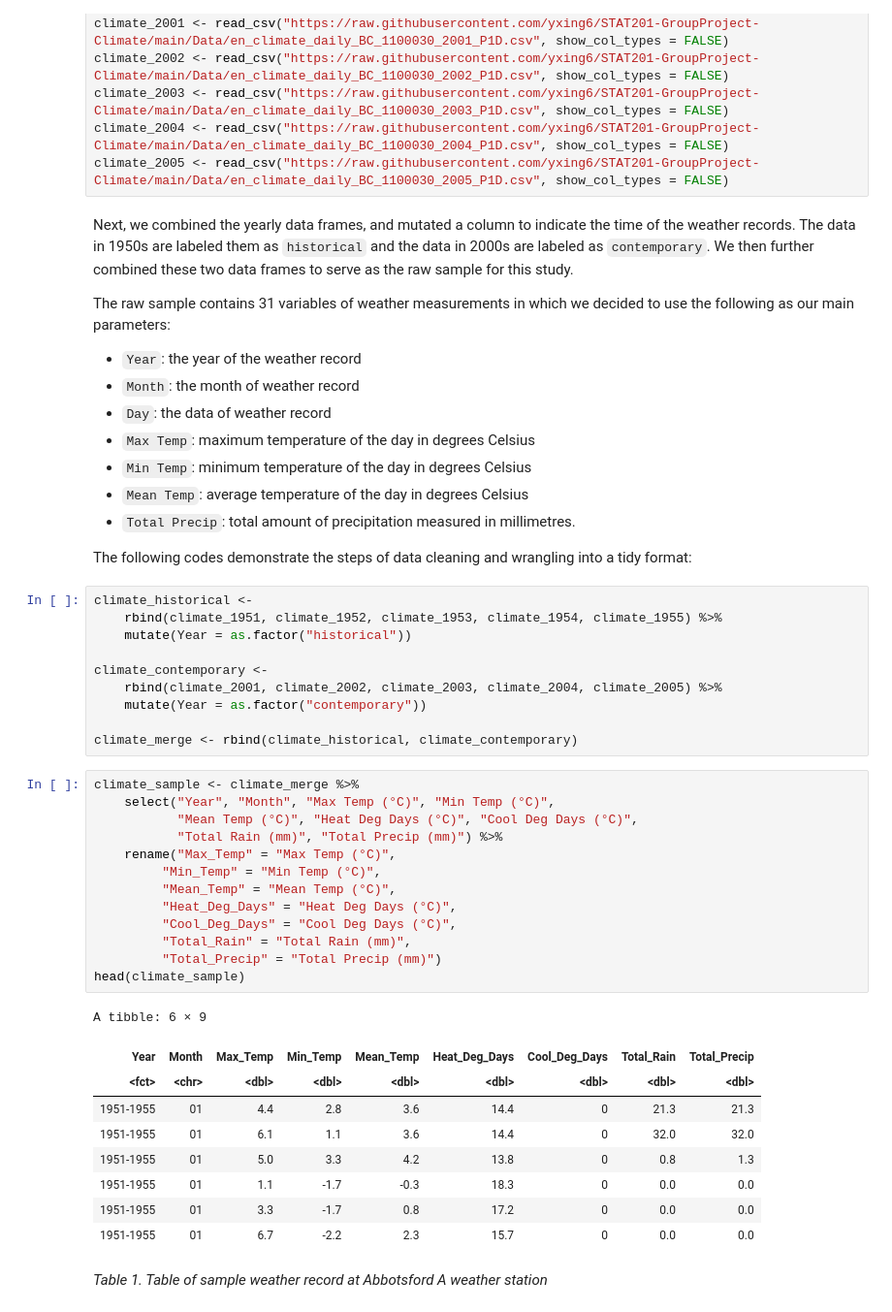
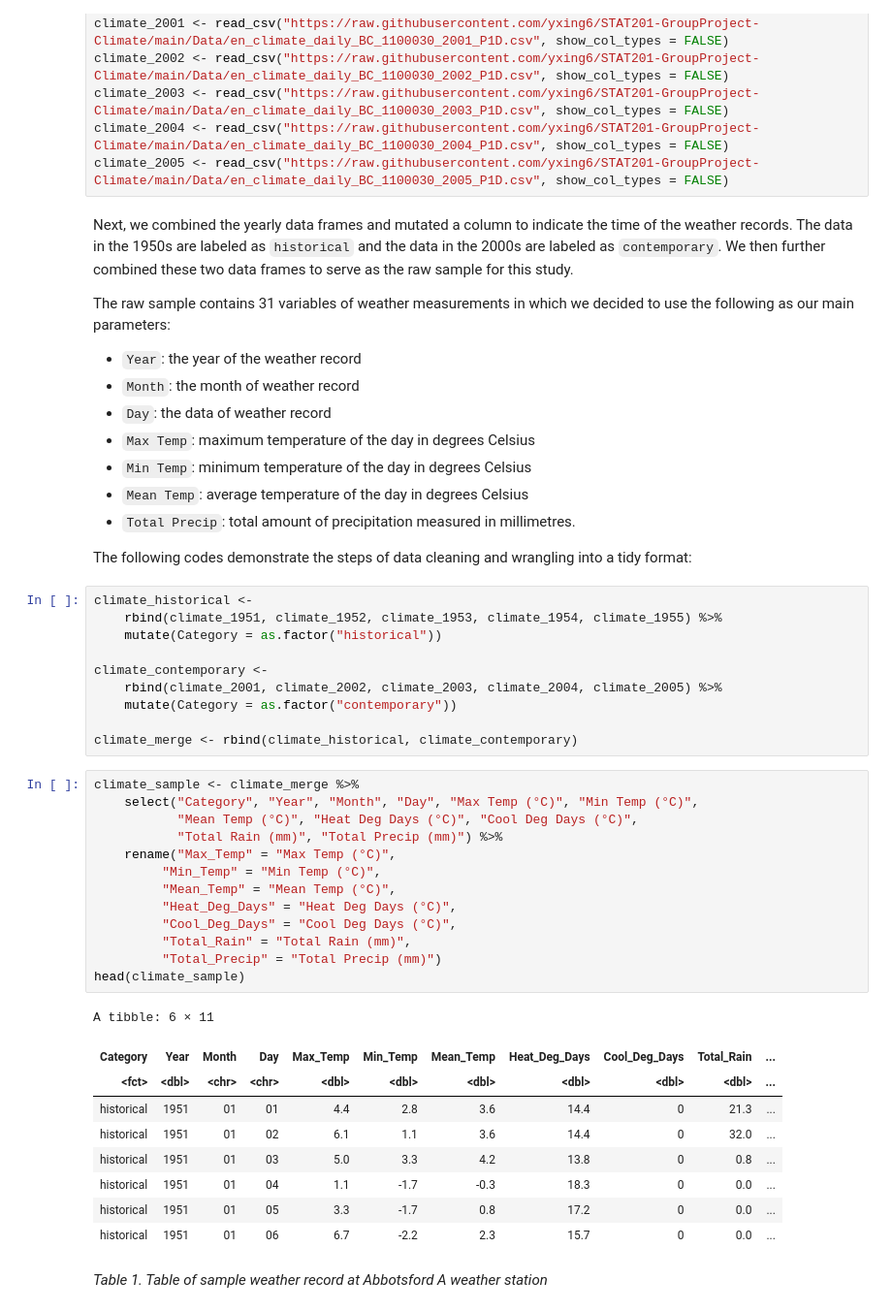
Before and after one commit to yxing6/STAT201-GroupProject-Climate, a Jupyter notebook: STAT201-Group17-ProjectProposal.ipynb, the cells around one changed output. Shown at 97% size. Saved outputs shown, nothing was run; the diff lists cells and outputs as text.

```diff
--- a/STAT201-Group17-ProjectProposal.ipynb
+++ b/STAT201-Group17-ProjectProposal.ipynb
@@ -37,7 +39,7 @@ climate_2003 <- read_csv("https://raw.githubusercontent.com/yxing6/STAT201-Group
 climate_2004 <- read_csv("https://raw.githubusercontent.com/yxing6/STAT201-GroupProject-Climate/main/Data/en_climate_daily_BC_1100030_2004_P1D.csv", show_col_types = FALSE)
 climate_2005 <- read_csv("https://raw.githubusercontent.com/yxing6/STAT201-GroupProject-Climate/main/Data/en_climate_daily_BC_1100030_2005_P1D.csv", show_col_types = FALSE)
 # %% [markdown]
-Next, we combined the yearly data frames, and mutated a column to indicate the time of the weather records. The data in 1950s are labeled them as `historical` and the data in 2000s are labeled as `contemporary`. We then further combined these two data frames to serve as the raw sample for this study.
+Next, we combined the yearly data frames and mutated a column to indicate the time of the weather records. The data in the 1950s are labeled as `historical` and the data in the 2000s are labeled as `contemporary`. We then further combined these two data frames to serve as the raw sample for this study.
 
 The raw sample contains 31 variables of weather measurements in which we decided to use the following as our main parameters:
 - `Year`: the year of the weather record
@@ -52,35 +54,35 @@ The following codes demonstrate the steps of data cleaning and wrangling into a
 # %%
 climate_historical <-
     rbind(climate_1951, climate_1952, climate_1953, climate_1954, climate_1955) %>%
-    mutate(Year = as.factor("historical"))
+    mutate(Category = as.factor("historical"))
 
 climate_contemporary <-
     rbind(climate_2001, climate_2002, climate_2003, climate_2004, climate_2005) %>%
-    mutate(Year = as.factor("contemporary"))
+    mutate(Category = as.factor("contemporary"))
 
 climate_merge <- rbind(climate_historical, climate_contemporary)
 # %%
 climate_sample <- climate_merge %>%
-    select("Year", "Month", "Max Temp (°C)", "Min Temp (°C)",
+    select("Category", "Year", "Month", "Day", "Max Temp (°C)", "Min Temp (°C)",
            "Mean Temp (°C)", "Heat Deg Days (°C)", "Cool Deg Days (°C)",
            "Total Rain (mm)", "Total Precip (mm)") %>%
     rename("Max_Temp" = "Max Temp (°C)",
          "Min_Temp" = "Min Temp (°C)",
          "Mean_Temp" = "Mean Temp (°C)",
          "Heat_Deg_Days" = "Heat Deg Days (°C)",
          "Cool_Deg_Days" = "Cool Deg Days (°C)",
          "Total_Rain" = "Total Rain (mm)",
          "Total_Precip" = "Total Precip (mm)")
 head(climate_sample)
 # %% [output]
-A tibble: 6 × 9
+A tibble: 6 × 11
-| Year | Month | Max_Temp | Min_Temp | Mean_Temp | Heat_Deg_Days | Cool_Deg_Days | Total_Rain | Total_Precip |
-| <fct> | <chr> | <dbl> | <dbl> | <dbl> | <dbl> | <dbl> | <dbl> | <dbl> |
-| 1951-1955 | 01 | 4.4 | 2.8 | 3.6 | 14.4 | 0 | 21.3 | 21.3 |
-| 1951-1955 | 01 | 6.1 | 1.1 | 3.6 | 14.4 | 0 | 32.0 | 32.0 |
-| 1951-1955 | 01 | 5.0 | 3.3 | 4.2 | 13.8 | 0 | 0.8 | 1.3 |
-| 1951-1955 | 01 | 1.1 | -1.7 | -0.3 | 18.3 | 0 | 0.0 | 0.0 |
-| 1951-1955 | 01 | 3.3 | -1.7 | 0.8 | 17.2 | 0 | 0.0 | 0.0 |
-| 1951-1955 | 01 | 6.7 | -2.2 | 2.3 | 15.7 | 0 | 0.0 | 0.0 |
+| Category | Year | Month | Day | Max_Temp | Min_Temp | Mean_Temp | Heat_Deg_Days | Cool_Deg_Days | Total_Rain | ... |
+| <fct> | <dbl> | <chr> | <chr> | <dbl> | <dbl> | <dbl> | <dbl> | <dbl> | <dbl> | ... |
+| historical | 1951 | 01 | 01 | 4.4 | 2.8 | 3.6 | 14.4 | 0 | 21.3 | ... |
+| historical | 1951 | 01 | 02 | 6.1 | 1.1 | 3.6 | 14.4 | 0 | 32.0 | ... |
+| historical | 1951 | 01 | 03 | 5.0 | 3.3 | 4.2 | 13.8 | 0 | 0.8 | ... |
+| historical | 1951 | 01 | 04 | 1.1 | -1.7 | -0.3 | 18.3 | 0 | 0.0 | ... |
+| historical | 1951 | 01 | 05 | 3.3 | -1.7 | 0.8 | 17.2 | 0 | 0.0 | ... |
+| historical | 1951 | 01 | 06 | 6.7 | -2.2 | 2.3 | 15.7 | 0 | 0.0 | ... |
 # %% [markdown]
 *Table 1. Table of sample weather record at Abbotsford A weather station*
```
Also changed, not shown: parts of 8 cells of this notebook.
